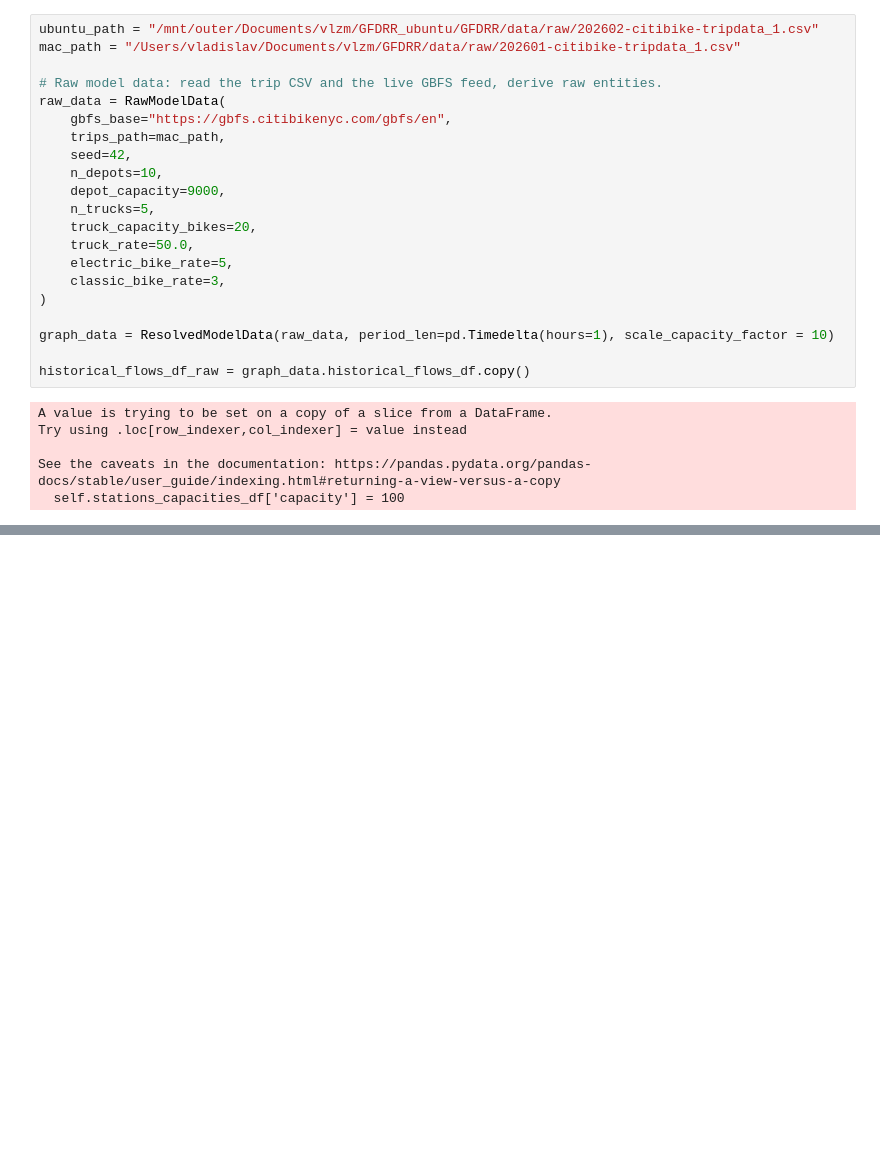
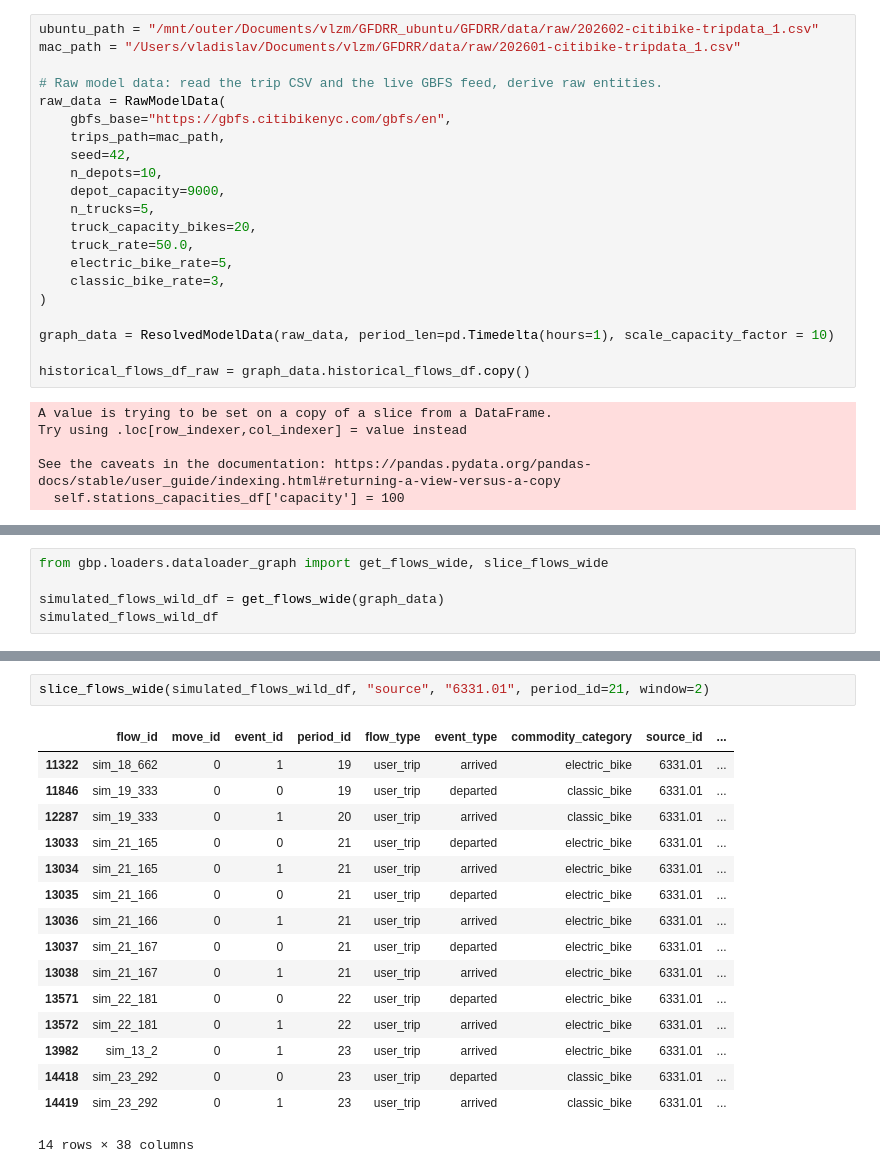
Before and after one commit to vlzm/GFDRR, a Jupyter notebook: notebooks/test_pipeline.ipynb, the cells around one changed output, grey strips where cells are left out. Saved outputs shown, nothing was run; the diff lists cells and outputs as text; blank space fills up the shorter version.

```diff
--- a/notebooks/test_pipeline.ipynb
+++ b/notebooks/test_pipeline.ipynb
@@ -327,0 +82,5 @@ simulated_flows_df
+# %%
+from gbp.loaders.dataloader_graph import get_flows_wide, slice_flows_wide
+
+simulated_flows_wild_df = get_flows_wide(graph_data)
+simulated_flows_wild_df
@@ -327,0 +101,19 @@ simulated_flows_df
+# %%
+slice_flows_wide(simulated_flows_wild_df, "source", "6331.01", period_id=21, window=2)
+# %% [output]
+|  | flow_id | move_id | event_id | period_id | flow_type | event_type | commodity_category | source_id | ... |
+| 11322 | sim_18_662 | 0 | 1 | 19 | user_trip | arrived | electric_bike | 6331.01 | ... |
+| 11846 | sim_19_333 | 0 | 0 | 19 | user_trip | departed | classic_bike | 6331.01 | ... |
+| 12287 | sim_19_333 | 0 | 1 | 20 | user_trip | arrived | classic_bike | 6331.01 | ... |
+| 13033 | sim_21_165 | 0 | 0 | 21 | user_trip | departed | electric_bike | 6331.01 | ... |
+| 13034 | sim_21_165 | 0 | 1 | 21 | user_trip | arrived | electric_bike | 6331.01 | ... |
+| 13035 | sim_21_166 | 0 | 0 | 21 | user_trip | departed | electric_bike | 6331.01 | ... |
+| 13036 | sim_21_166 | 0 | 1 | 21 | user_trip | arrived | electric_bike | 6331.01 | ... |
+| 13037 | sim_21_167 | 0 | 0 | 21 | user_trip | departed | electric_bike | 6331.01 | ... |
+| 13038 | sim_21_167 | 0 | 1 | 21 | user_trip | arrived | electric_bike | 6331.01 | ... |
+| 13571 | sim_22_181 | 0 | 0 | 22 | user_trip | departed | electric_bike | 6331.01 | ... |
+| 13572 | sim_22_181 | 0 | 1 | 22 | user_trip | arrived | electric_bike | 6331.01 | ... |
+| 13982 | sim_13_2 | 0 | 1 | 23 | user_trip | arrived | electric_bike | 6331.01 | ... |
+| 14418 | sim_23_292 | 0 | 0 | 23 | user_trip | departed | classic_bike | 6331.01 | ... |
+| 14419 | sim_23_292 | 0 | 1 | 23 | user_trip | arrived | classic_bike | 6331.01 | ... |
+14 rows × 38 columns
```
Also changed, not shown: parts of 13 cells of this notebook, 1 other file.
